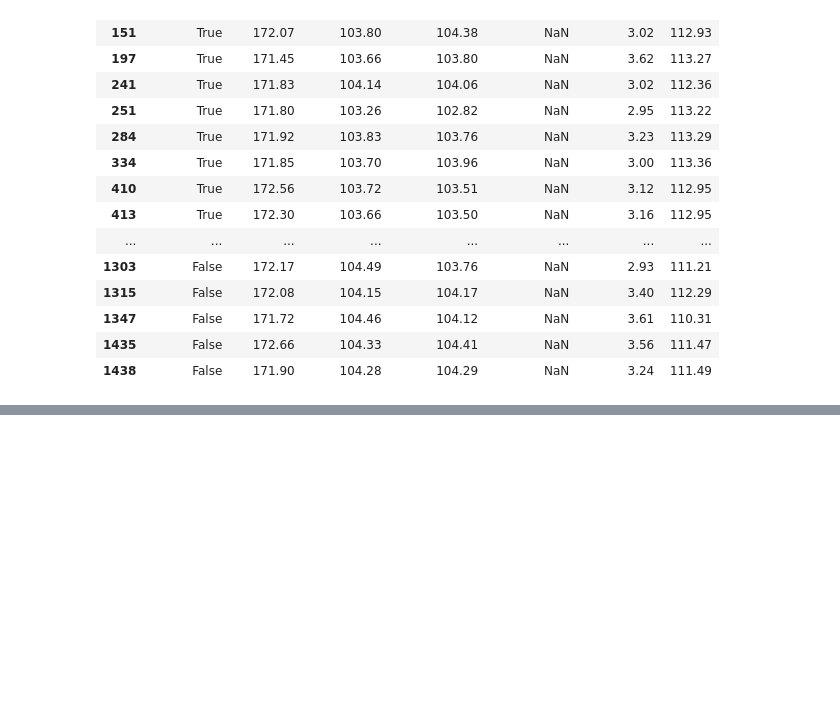
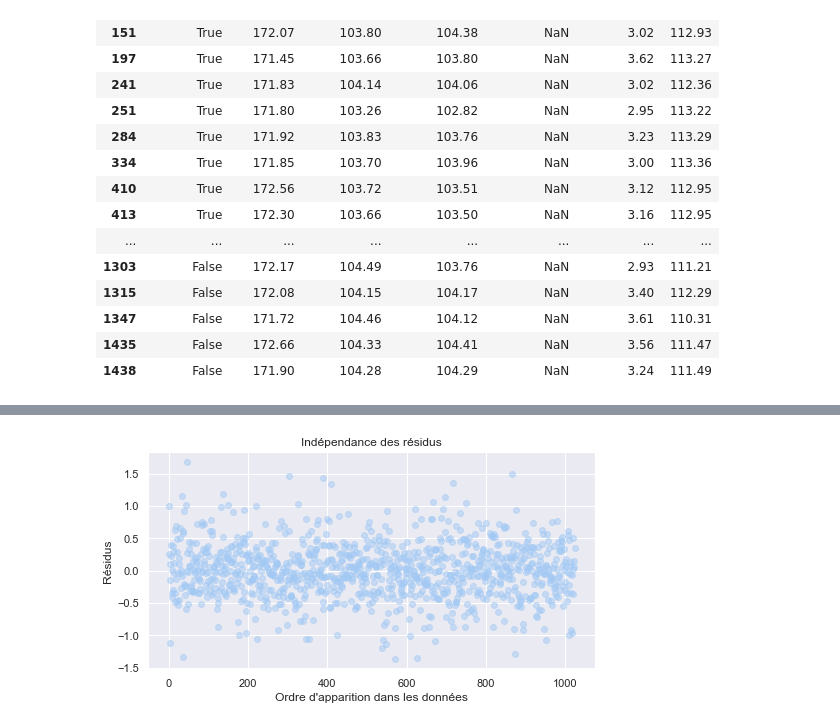
Before and after one commit to datadosreis/Detection-de-faux-billets, a Jupyter notebook: Sandbox_P10.ipynb, the cells around one changed output, grey strips where cells are left out. Saved outputs shown, nothing was run; the diff lists cells and outputs as text; code cells hidden in the pictures; blank space fills up the shorter version.

```diff
--- a/Sandbox_P10.ipynb
+++ b/Sandbox_P10.ipynb
@@ -288,0 +496,10 @@ df["margin_low"] = df["margin_low"].round(2)
+# %%
+# Tracer les résidus en fonction de l'ordre d'apparition dans les données
+fig, ax = plt.subplots(figsize=(8, 4))
+ax.scatter(range(len(model2.resid)), model2.resid, alpha=0.5)
+ax.set_xlabel('Ordre d\'apparition dans les données')
+ax.set_ylabel('Résidus')
+ax.set_title('Indépendance des résidus')
+plt.show()
+# %% [output]
+[figure, added]
```
Also changed, not shown: parts of 45 cells of this notebook.
